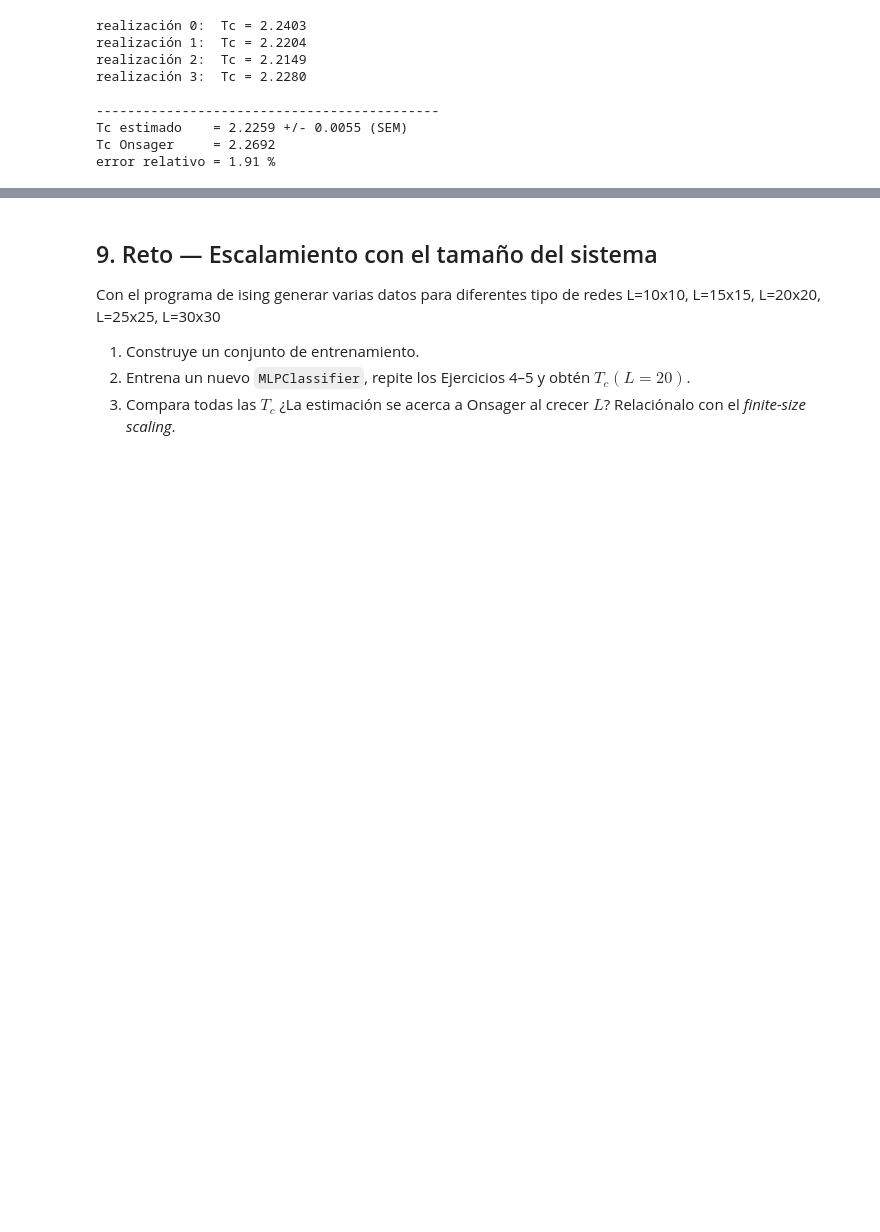
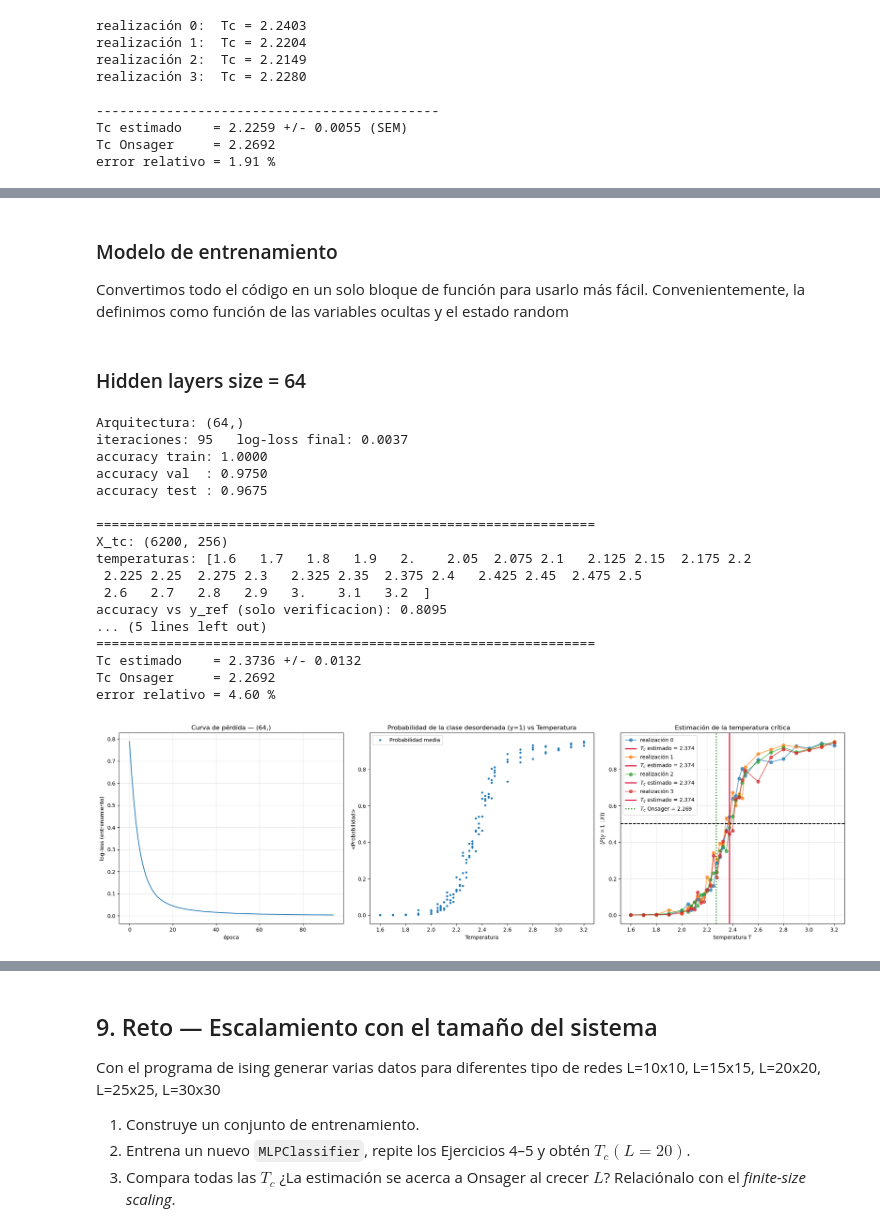
Before and after one commit to CienciaDatosUdea/005_CCA_Estudiantes, a Jupyter notebook: Laboratorios/07_cLab_TcEstudiante.ipynb, the cells around one changed output, grey strips where cells are left out. Cells and saved outputs as stored; diff of their text form; code cells hidden in the pictures; blank space fills up the shorter version.

```diff
--- a/Laboratorios/07_cLab_TcEstudiante.ipynb
+++ b/Laboratorios/07_cLab_TcEstudiante.ipynb
@@ -353,0 +498,3 @@ Responde en celdas de texto, con evidencia (números o gráficas de tu notebook)
+# %% [markdown]
+### Modelo de entrenamiento
+Convertimos todo el código en un solo bloque de función para usarlo más fácil. Convenientemente, la definimos como función de las variables ocultas y el estado random
@@ -353,0 +624,23 @@ Responde en celdas de texto, con evidencia (números o gráficas de tu notebook)
+# %% [markdown]
+### Hidden layers size = 64
+# %%
+model_64, acc_64 = entrenar_mlp((64,), random_state=RNG, verbose=True)
+# %% [output]
+Arquitectura: (64,)
+iteraciones: 95   log-loss final: 0.0037
+accuracy train: 1.0000
+accuracy val  : 0.9750
+accuracy test : 0.9675
+
+================================================================
+X_tc: (6200, 256)
+temperaturas: [1.6   1.7   1.8   1.9   2.    2.05  2.075 2.1   2.125 2.15  2.175 2.2
+ 2.225 2.25  2.275 2.3   2.325 2.35  2.375 2.4   2.425 2.45  2.475 2.5
+ 2.6   2.7   2.8   2.9   3.    3.1   3.2  ]
+accuracy vs y_ref (solo verificacion): 0.8095
+... (5 lines left out)
+================================================================
+Tc estimado    = 2.3736 +/- 0.0132
+Tc Onsager     = 2.2692
+error relativo = 4.60 %
+[figure, added]
```
Also changed, not shown: parts of 27 cells of this notebook, 1 other file.
